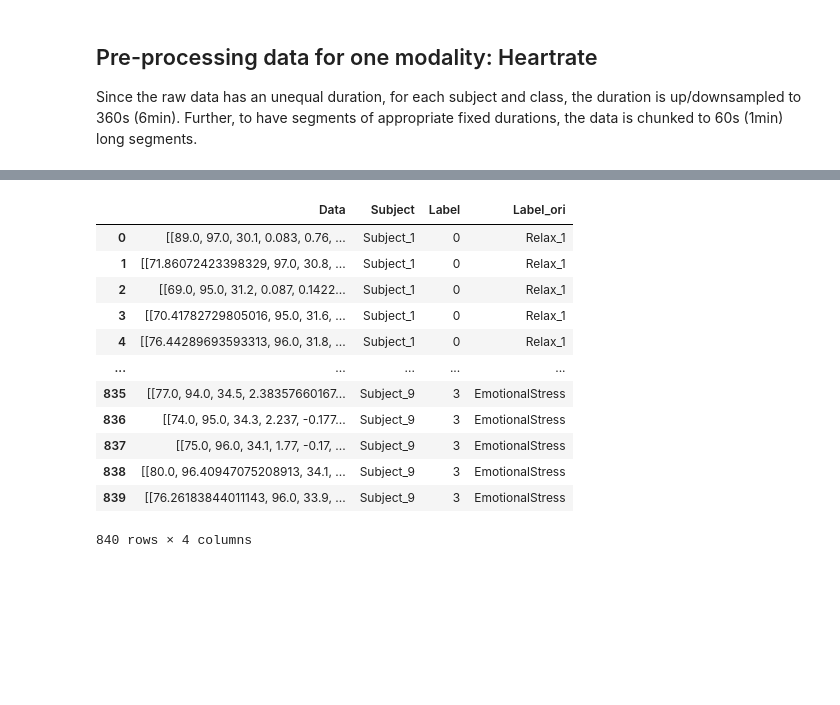
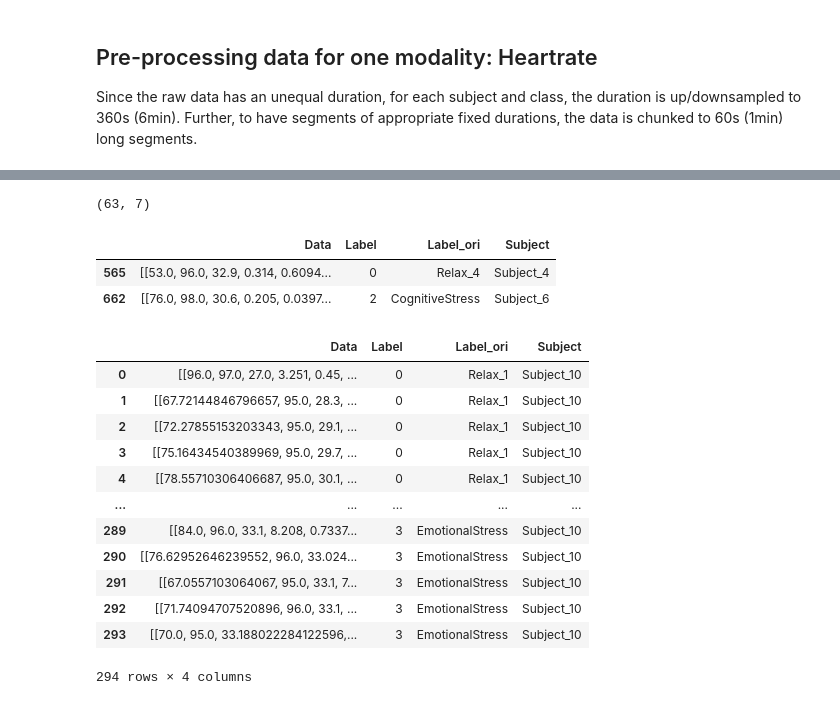
Before and after one commit to dheerajpr97/Explainable-AI-Non-EEG, a Jupyter notebook: notebooks/dataset-analysis.ipynb, the cells around one changed output, grey strips where cells are left out. Cells and saved outputs as stored; diff of their text form; code cells hidden in the pictures; blank space fills up the shorter version.

Commit message:
train script added

```diff
--- a/notebooks/dataset-analysis.ipynb
+++ b/notebooks/dataset-analysis.ipynb
@@ -418,16 +231,61 @@ test_loso
-# %%
-processed_dataframe_allmod
-# %% [output]
-|  | Data | Subject | Label | Label_ori |
-| 0 | [[89.0, 97.0, 30.1, 0.083, 0.76, ... | Subject_1 | 0 | Relax_1 |
-| 1 | [[71.86072423398329, 97.0, 30.8, ... | Subject_1 | 0 | Relax_1 |
-| 2 | [[69.0, 95.0, 31.2, 0.087, 0.1422... | Subject_1 | 0 | Relax_1 |
-| 3 | [[70.41782729805016, 95.0, 31.6, ... | Subject_1 | 0 | Relax_1 |
-| 4 | [[76.44289693593313, 96.0, 31.8, ... | Subject_1 | 0 | Relax_1 |
-| ... | ... | ... | ... | ... |
-| 835 | [[77.0, 94.0, 34.5, 2.38357660167... | Subject_9 | 3 | EmotionalStress |
-| 836 | [[74.0, 95.0, 34.3, 2.237, -0.177... | Subject_9 | 3 | EmotionalStress |
-| 837 | [[75.0, 96.0, 34.1, 1.77, -0.17, ... | Subject_9 | 3 | EmotionalStress |
-| 838 | [[80.0, 96.40947075208913, 34.1, ... | Subject_9 | 3 | EmotionalStress |
-| 839 | [[76.26183844011143, 96.0, 33.9, ... | Subject_9 | 3 | EmotionalStress |
-840 rows × 4 columns
+# %%
+processed_dataframe_allmod['Data'][0].shape
+# %% [output]
+(63, 7)
+# %%
+# Leaving one subject out for all modalities
+
+def train_test_loso(df, subject=0, label=LABELS): # Input the dataframe and the subject to be selected as the test subject
+    df_one_train =  pd.DataFrame()
+    df_one_test = pd.DataFrame()
+    df_train = pd.DataFrame()
+    df_test = pd.DataFrame()
+
+    # Loop through all the labels and select the data belonging to the selected subject as the test dataset
+    for j in range(len(label)):
+        data_train = df[(df['Subject']!=SUBJECTS[subject])]['Data'].values # Select train subjects
+        data_train = np.array([np.array(xi) for xi in data_train]) # Obtain NumPy arrays for the selected data
+
+        data_test = df[(df['Subject']==SUBJECTS[subject])]['Data'].values # Select test subject
+        data_test = np.array([np.array(xi) for xi in data_test]) # Obtain NumPy arrays for the selected data
+
+        # Convert arrays back to a dataframe
+        df_one_train['Data'] = list(data_train[:,:-3,:])
+        df_one_train['Label'] = data_train[:,-3,0]
+        df_one_train['Label_ori'] = data_train[:,-2,0]
+        df_one_train['Subject'] = data_train[:,-1,0]
+
+        df_one_test['Data'] = list(data_test[:,:-3,:])
+        df_one_test['Label'] = data_test[:,-3,0]
+        df_one_test['Label_ori'] = data_test[:,-2,0]
+        df_one_test['Subject'] = data_test[:,-1,0]
+
+        df_train = pd.concat([df_train, df_one_train]).reset_index(drop=True)
+        df_test =  pd.concat([df_test, df_one_test]).reset_index(drop=True)
+
+    return df_train, df_test
+# %%
+# Train-test split
+df_train, df_test = train_test_loso(processed_dataframe_allmod, subject=1)
+# %%
+df_train.head(2)
+# %% [output]
+|  | Data | Label | Label_ori | Subject |
+| 565 | [[53.0, 96.0, 32.9, 0.314, 0.6094... | 0 | Relax_4 | Subject_4 |
+| 662 | [[76.0, 98.0, 30.6, 0.205, 0.0397... | 2 | CognitiveStress | Subject_6 |
+# %%
+df_test
+# %% [output]
+|  | Data | Label | Label_ori | Subject |
+| 0 | [[96.0, 97.0, 27.0, 3.251, 0.45, ... | 0 | Relax_1 | Subject_10 |
+| 1 | [[67.72144846796657, 95.0, 28.3, ... | 0 | Relax_1 | Subject_10 |
+| 2 | [[72.27855153203343, 95.0, 29.1, ... | 0 | Relax_1 | Subject_10 |
+| 3 | [[75.16434540389969, 95.0, 29.7, ... | 0 | Relax_1 | Subject_10 |
+| 4 | [[78.55710306406687, 95.0, 30.1, ... | 0 | Relax_1 | Subject_10 |
+| ... | ... | ... | ... | ... |
+| 289 | [[84.0, 96.0, 33.1, 8.208, 0.7337... | 3 | EmotionalStress | Subject_10 |
+| 290 | [[76.62952646239552, 96.0, 33.024... | 3 | EmotionalStress | Subject_10 |
+| 291 | [[67.0557103064067, 95.0, 33.1, 7... | 3 | EmotionalStress | Subject_10 |
+| 292 | [[71.74094707520896, 96.0, 33.1, ... | 3 | EmotionalStress | Subject_10 |
+| 293 | [[70.0, 95.0, 33.188022284122596,... | 3 | EmotionalStress | Subject_10 |
+294 rows × 4 columns
```
Also changed, not shown: parts of 26 cells of this notebook, 17 other files.
